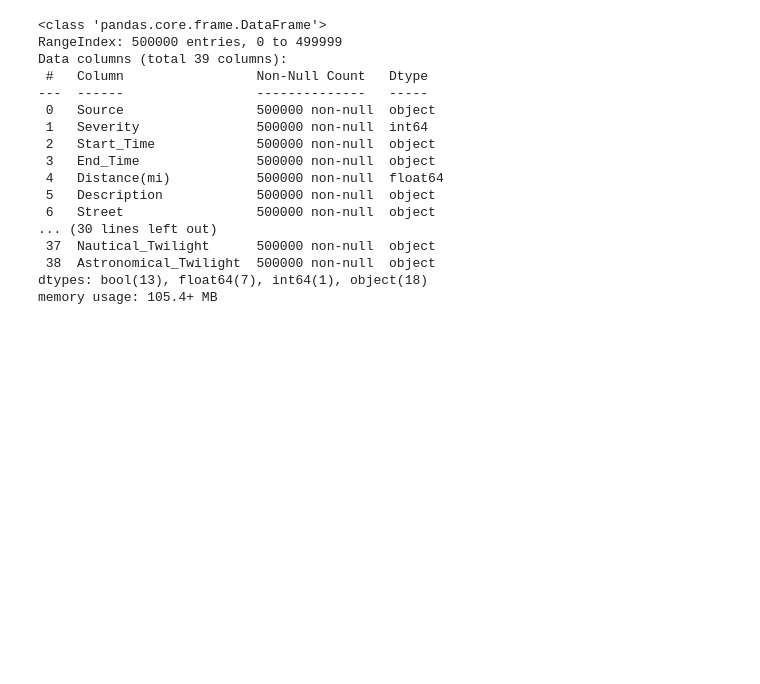
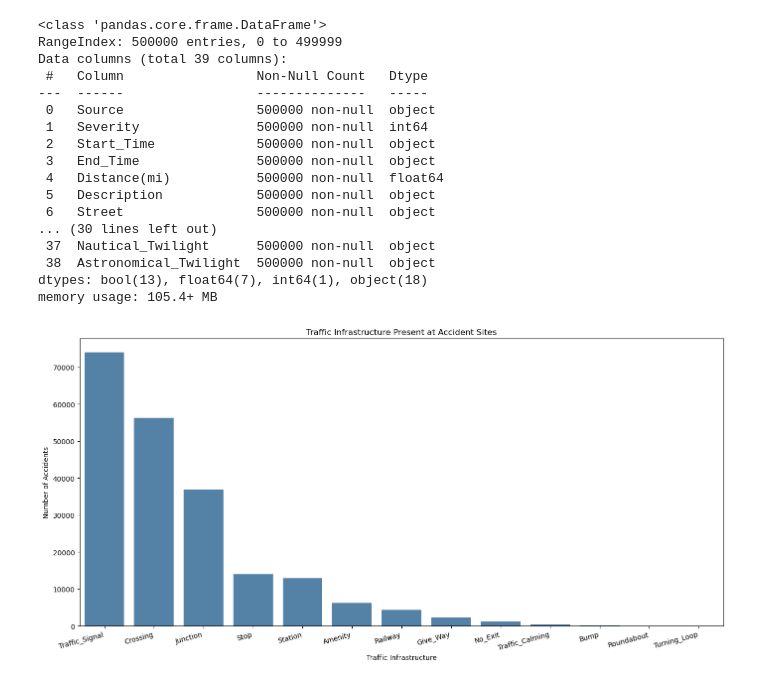
Before and after one commit to AnthonyP3N/Need4Speed-Datathon-2026, a Jupyter notebook: main.ipynb, the cells around one changed output. Saved outputs shown, nothing was run; the diff lists cells and outputs as text; code cells hidden in the pictures; blank space fills up the shorter version.

Commit message:
created a bar plot of all traffic infastructure features

```diff
--- a/main.ipynb
+++ b/main.ipynb
@@ -63,3 +66,26 @@ Data columns (total 39 columns):
  38  Astronomical_Twilight  500000 non-null  object
 dtypes: bool(13), float64(7), int64(1), object(18)
 memory usage: 105.4+ MB
+# %%
+# Select all Boolean columns
+boolean_columns = dfClean.select_dtypes(include="bool").columns
+
+# Count the True values in each Boolean column
+true_counts = dfClean[boolean_columns].sum().sort_values(ascending=False)
+
+# Create the bar plot
+pyplt.figure(figsize=(14, 7))
+sns.barplot(
+    x=true_counts.index,
+    y=true_counts.values,
+    color="steelblue"
+)
+
+pyplt.title("Traffic Infrastructure Present at Accident Sites")
+pyplt.xlabel("Traffic Infrastructure")
+pyplt.ylabel("Number of Accidents")
+pyplt.xticks(rotation=15, ha="right")
+pyplt.tight_layout()
+pyplt.show()
+# %% [output]
+[figure, added]
```
Also changed, not shown: parts of 1 cell of this notebook.
